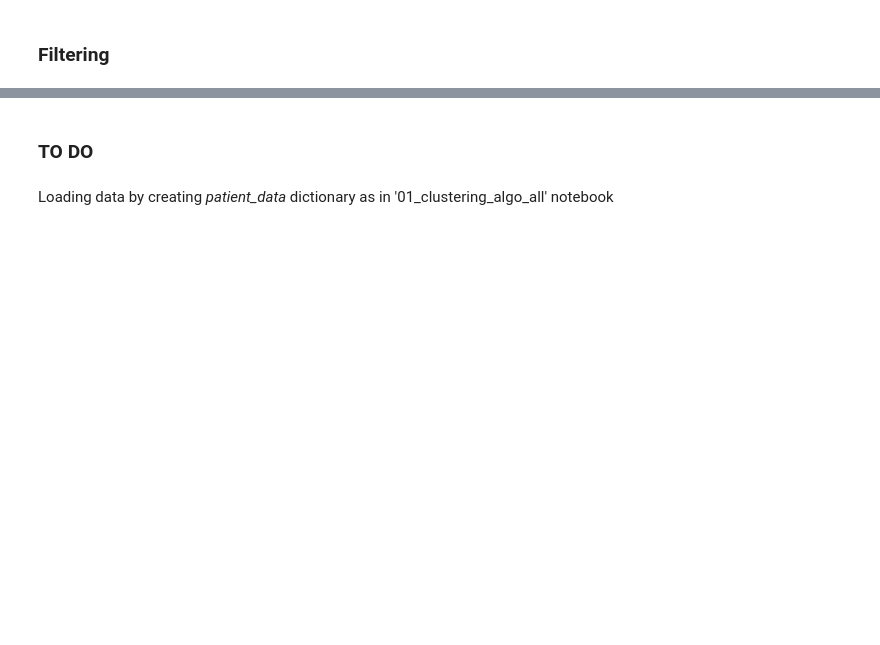
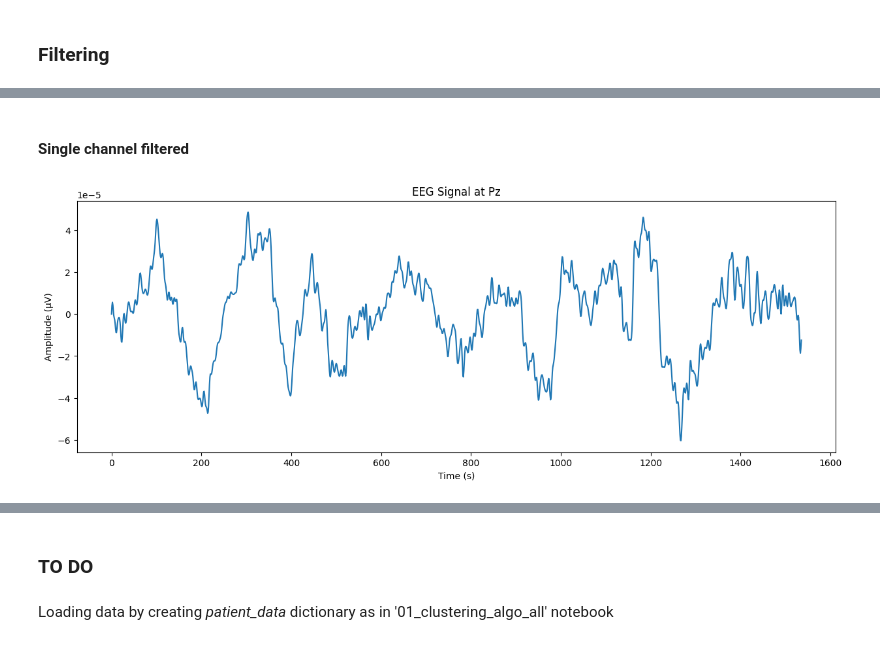
Before and after one commit to carzaga1/UnsuperDL-EEG-BSUPP, a Jupyter notebook: notebooks/00_mne_analysis.ipynb, the cells around one changed output, grey strips where cells are left out. Cells and saved outputs as stored; diff of their text form; code cells hidden in the pictures; blank space fills up the shorter version.

```diff
--- a/notebooks/00_mne_analysis.ipynb
+++ b/notebooks/00_mne_analysis.ipynb
@@ -43,0 +110,16 @@ raw.plot()
+# %% [markdown]
+#### Single channel filtered
+# %%
+# Plotting a single (filterd) channel
+fig, ax = plt.subplots(figsize=[15, 5])
+
+start_time = 0
+end_time = 6
+
+ax.plot(raw_filtered.get_data(picks='EEG Pz',tmin=start_time, tmax=end_time).T)
+ax.set_title('EEG Signal at Pz')
+ax.set_xlabel('Time (s)')
+ax.set_ylabel('Amplitude (μV)')
+plt.show()
+# %% [output]
+[figure, added]
```
Also changed, not shown: parts of 10 cells of this notebook.
